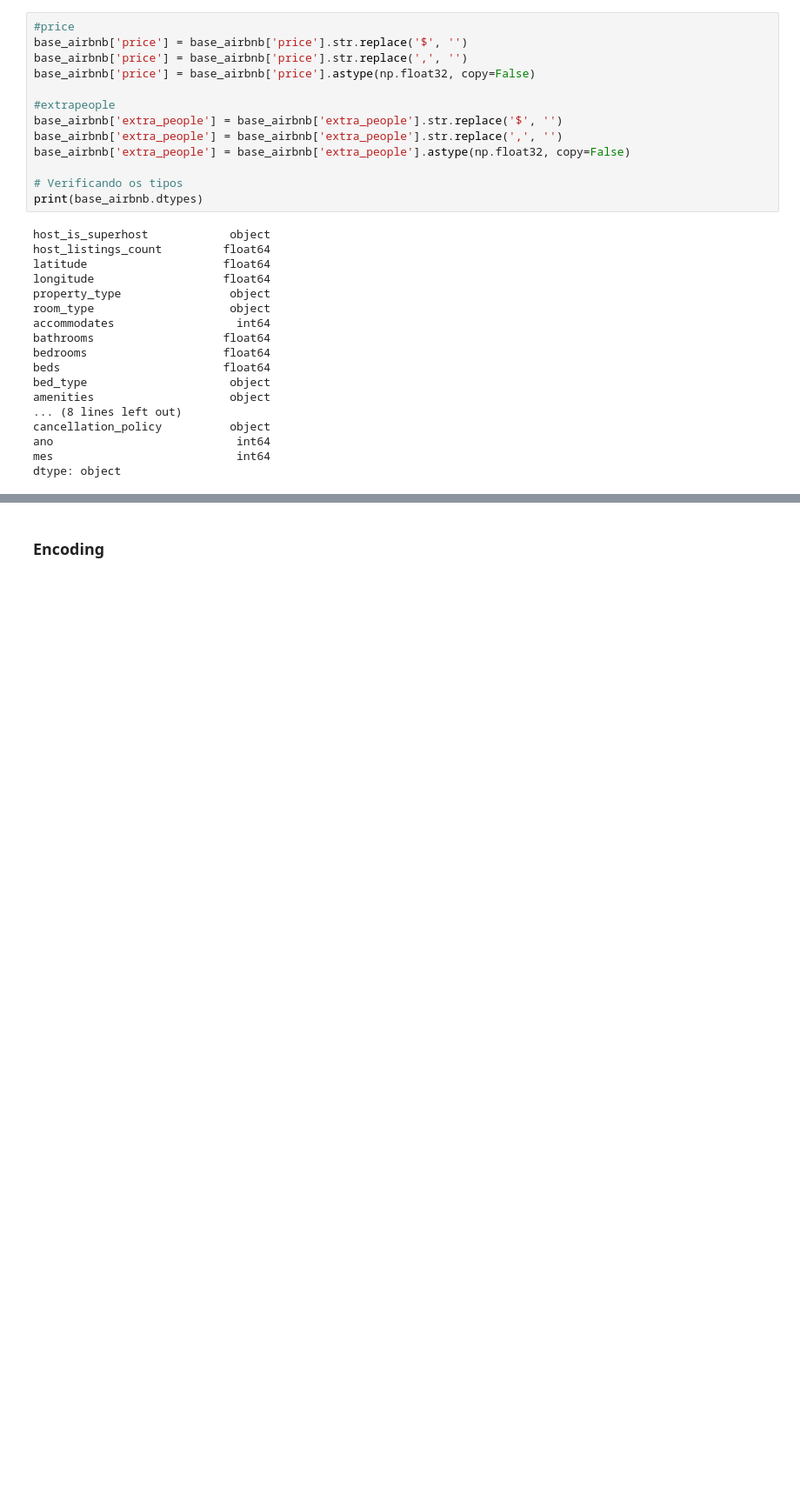
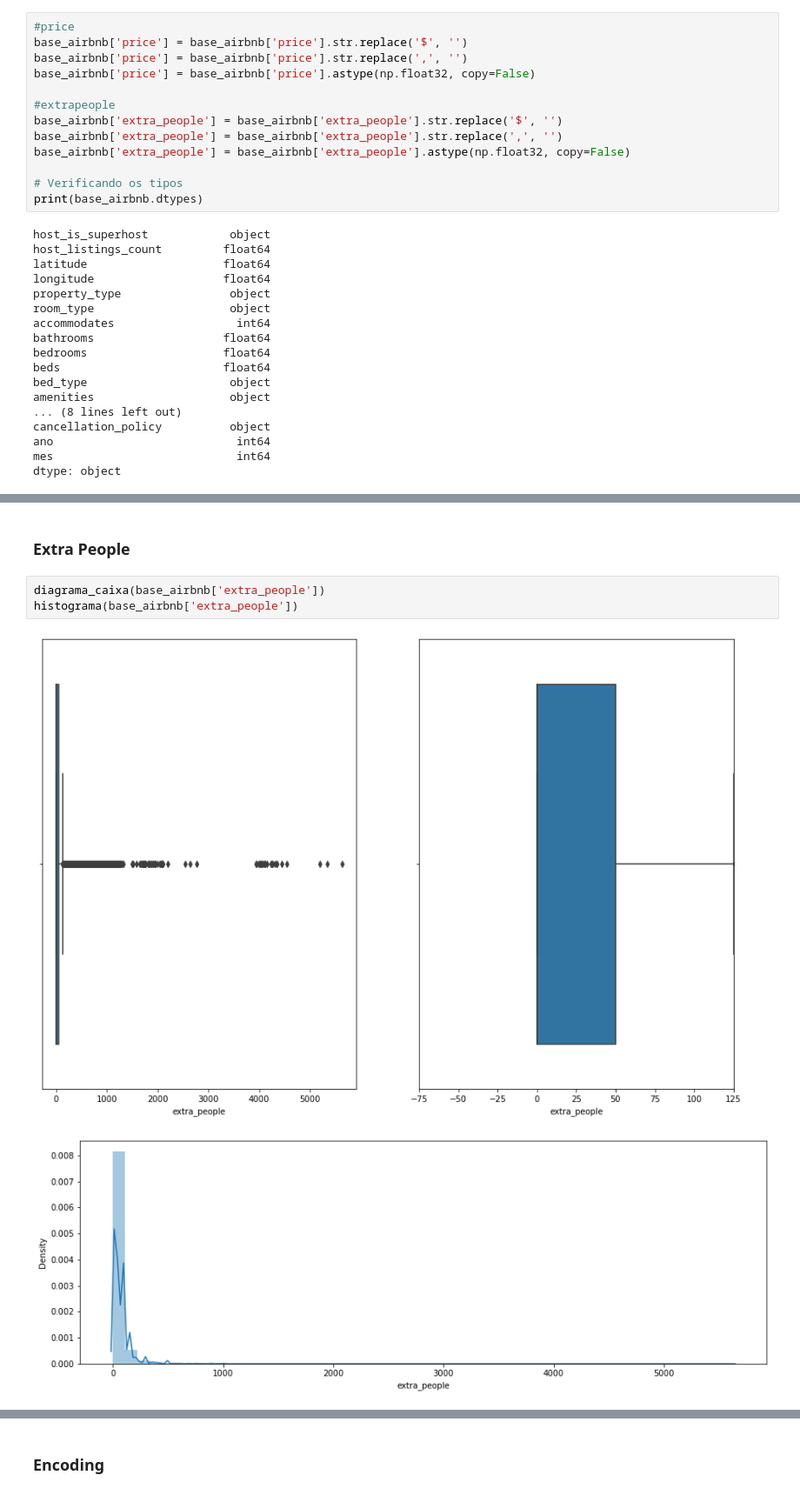
Before and after one commit to hugomacielads/Projeto01-Data-Science-ML, a Jupyter notebook: Solução Airbnb Rio.ipynb, the cells around one changed output, grey strips where cells are left out. Shown at 87% size. Saved outputs shown, nothing was run; the diff lists cells and outputs as text; blank space fills up the shorter version.

```diff
--- a/Solução Airbnb Rio.ipynb
+++ b/Solução Airbnb Rio.ipynb
@@ -197,0 +319,8 @@ dtype: object
+# %% [markdown]
+### Extra People
+# %%
+diagrama_caixa(base_airbnb['extra_people'])
+histograma(base_airbnb['extra_people'])
+# %% [output]
+[figure, added]
+[figure, added]
```
Also changed, not shown: parts of 48 cells of this notebook.
